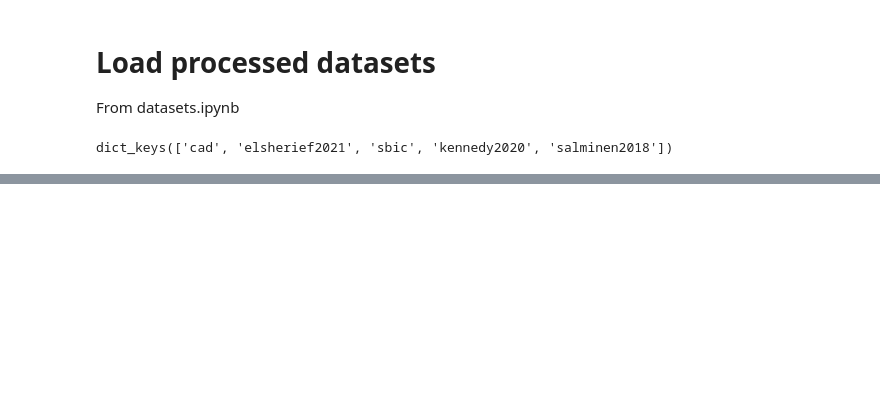
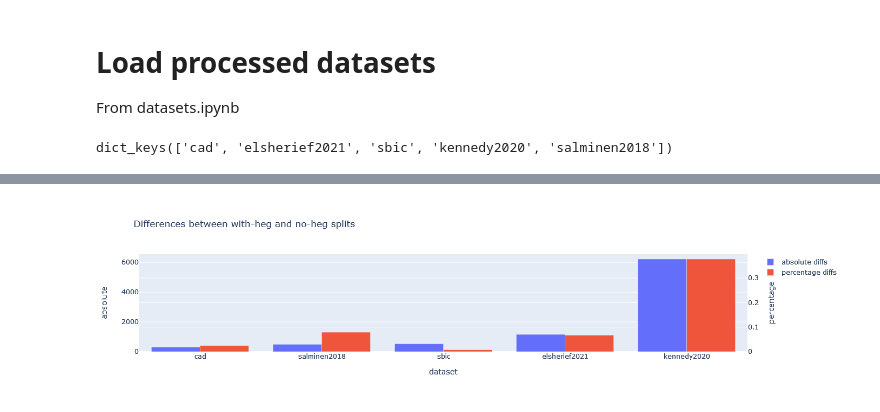
Before and after one commit to michaelmilleryoder/hate_speech_identities, a Jupyter notebook: jupyter/dataset_splits.ipynb, the cells around one changed output, grey strips where cells are left out. Saved outputs shown, nothing was run; the diff lists cells and outputs as text; code cells hidden in the pictures; blank space fills up the shorter version.

```diff
--- a/jupyter/dataset_splits.ipynb
+++ b/jupyter/dataset_splits.ipynb
@@ -154,0 +208,39 @@ Name: hate, dtype: float64
+# %%
+import plotly.graph_objects as go
+from plotly.subplots import make_subplots
+
+fig = go.Figure(
+    data=[
+        go.Bar(x=diffs_df.index, y=diffs_df.absolute, yaxis='y', offsetgroup=1, name='absolute diffs'),
+        go.Bar(x=diffs_df.index, y=diffs_df.percentage, yaxis='y2', offsetgroup=2, name='percentage diffs'),
+    ],
+    layout={
+        'yaxis': {'title': 'absolute'},
+        'yaxis2': {'title': 'percentage', 'overlaying': 'y', 'side': 'right'},
+    }
+)
+
+fig.update_xaxes(title_text='dataset')
+
+# fig = make_subplots(specs=[[{'secondary_y': True}]])
+
+# fig.add_trace(
+#     go.Bar(x=diffs_df.index, y=diffs_df.absolute),
+#     secondary_y=False
+# )
+
+# fig.add_trace(
+#     go.Bar(x=diffs_df.index, y=diffs_df.percentage),
+#     secondary_y=True
+# )
+
+# fig.update_layout(title_text='Differences between with-heg and no-heg splits')
+# fig.update_xaxes(title_text='dataset')
+# fig.update_yaxes(title_text='absolute', secondary_y=False)
+# fig.update_yaxes(title_text='percentage', secondary_y=True)
+
+fig.update_layout(title_text='Differences between with-heg and no-heg splits')
+fig.update_layout(barmode='group')
+fig.show()
+# %% [output]
+[figure, added]
```
Also changed, not shown: parts of 5 cells of this notebook, 1 other file.
